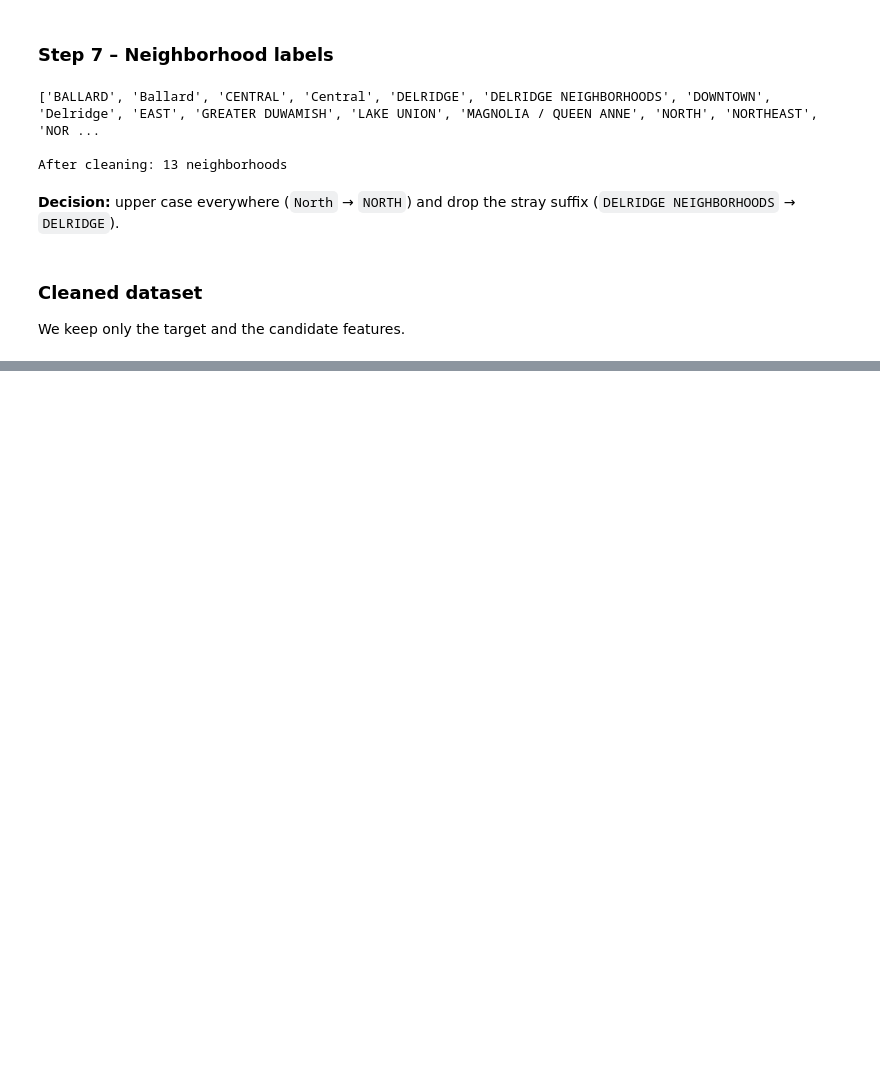
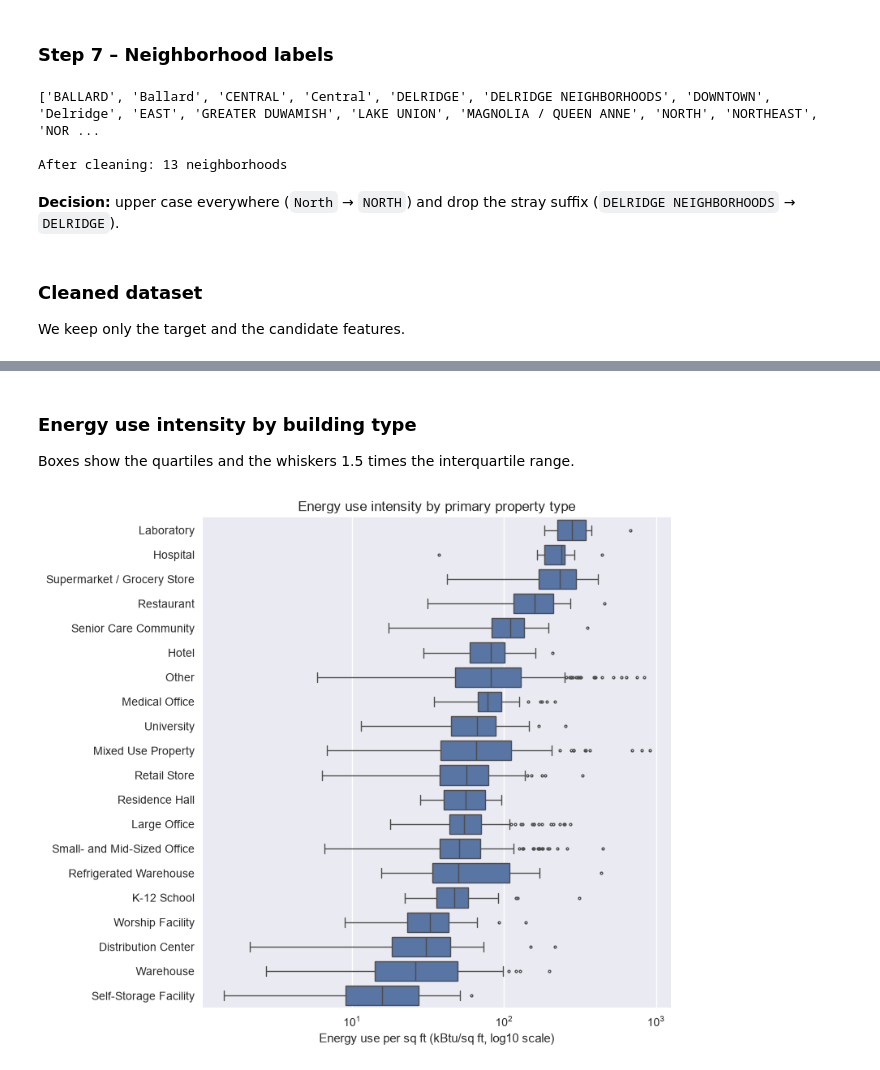
Before and after one commit to dapitch666/oc-p03-seattle-building-energy, a Jupyter notebook: notebooks/01_eda.ipynb, the cells around one changed output, grey strips where cells are left out. Saved outputs shown, nothing was run; the diff lists cells and outputs as text; code cells hidden in the pictures; blank space fills up the shorter version.

```diff
--- a/notebooks/01_eda.ipynb
+++ b/notebooks/01_eda.ipynb
@@ -496,0 +627,28 @@ dtype: int64
+# %% [markdown]
+### Energy use intensity by building type
+
+Boxes show the quartiles and the whiskers 1.5 times the interquartile range.
+# %%
+# Energy use intensity: energy use per square foot of building area (parking excluded)
+intensity = df[TARGET] / df["PropertyGFABuilding(s)"]
+
+order = (
+    intensity.groupby(df["PrimaryPropertyType"]).median().sort_values(ascending=False)
+)
+
+fig, ax = plt.subplots(figsize=(8, 7))
+sns.boxplot(
+    x=intensity,
+    y=df["PrimaryPropertyType"],
+    order=order.index,
+    fliersize=2,
+    ax=ax,
+)
+ax.set_xscale("log")
+ax.set_xlabel("Energy use per sq ft (kBtu/sq ft, log10 scale)")
+ax.set_ylabel("")
+ax.set_title("Energy use intensity by primary property type")
+plt.tight_layout()
+plt.show()
+# %% [output]
+[figure, added]
```
Also changed, not shown: parts of 28 cells of this notebook.
